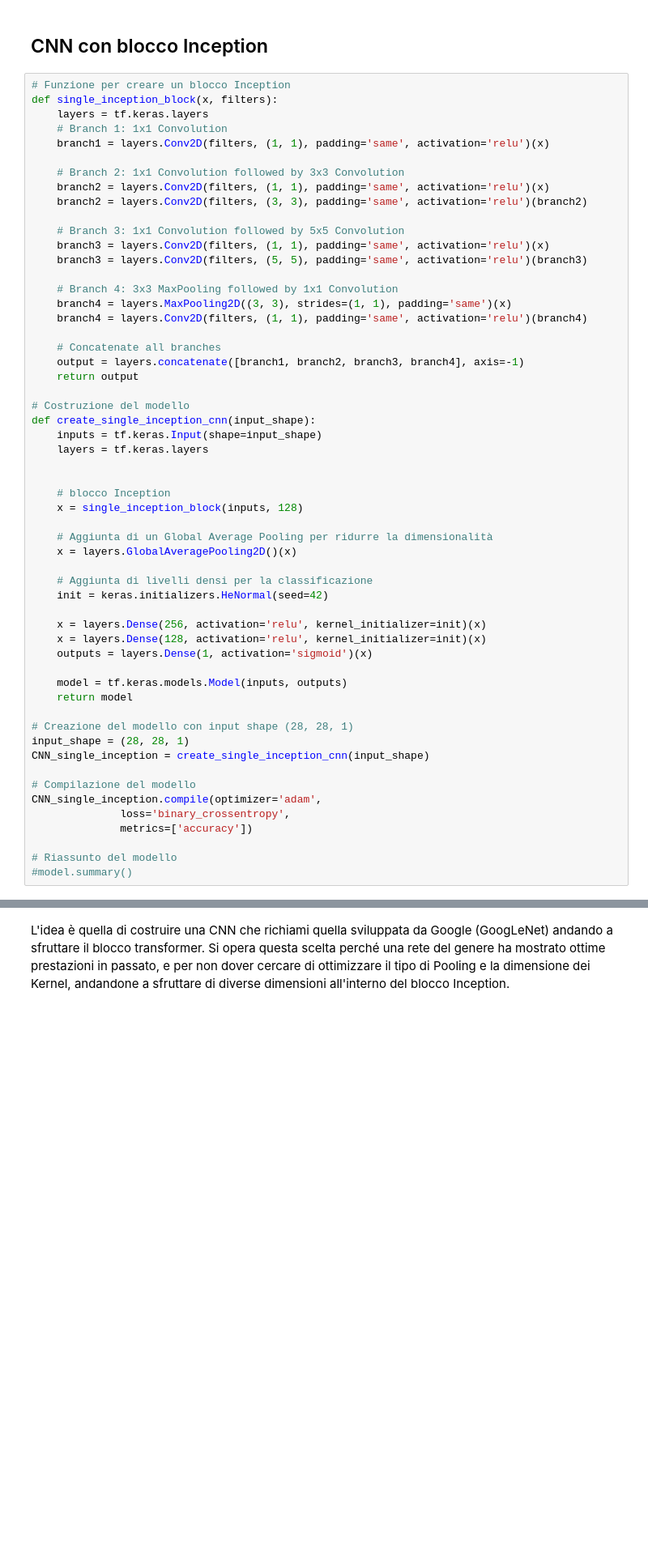
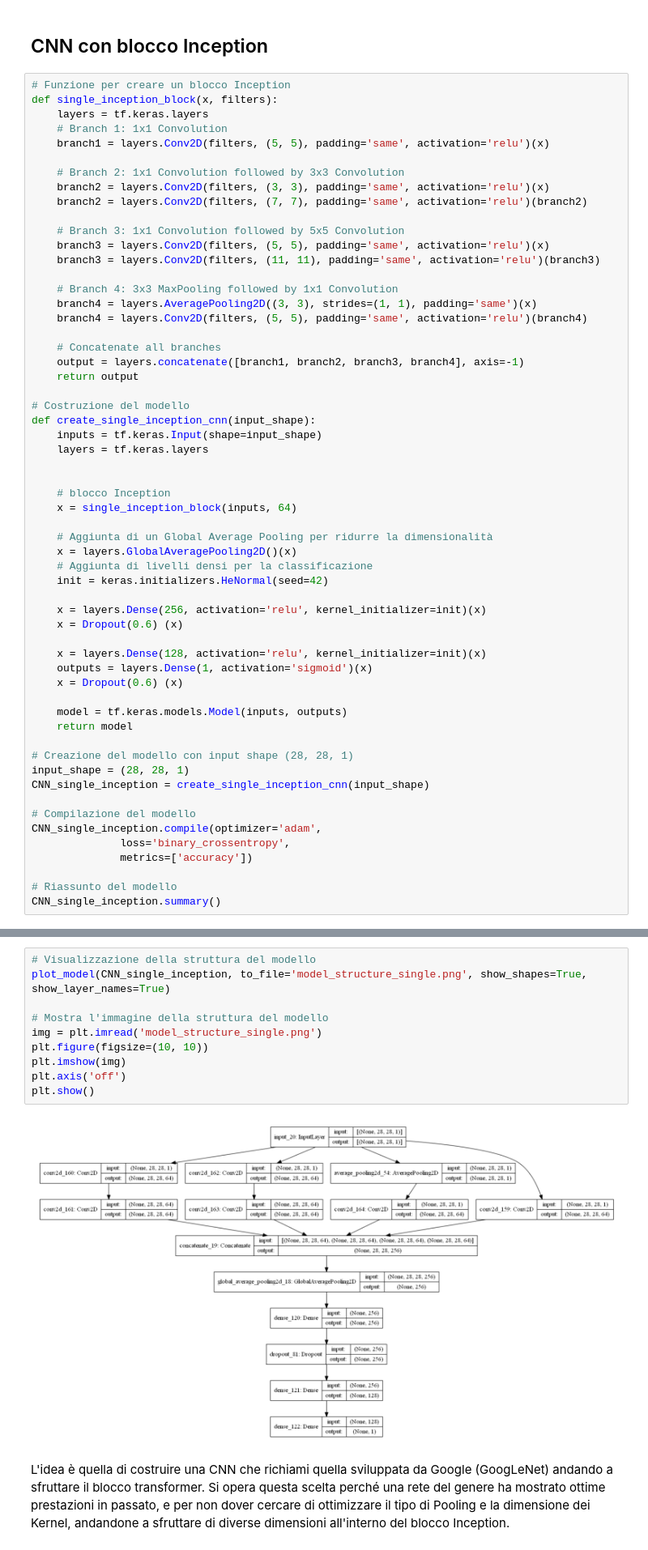
Before and after one commit to FilippoMuschera/Machine-Learning-Project, a Jupyter notebook: Progetto.ipynb, the cells around one changed output, grey strips where cells are left out. Shown at 81% size. Drawn from its saved outputs; the diff is of its cells as text; blank space fills up the shorter version.

```diff
--- a/Progetto.ipynb
+++ b/Progetto.ipynb
@@ -491,19 +513,19 @@ Mentre il dropout sembra aver migliorato leggermente l'accuracy, la Batch Normal
 def single_inception_block(x, filters):
     layers = tf.keras.layers
     # Branch 1: 1x1 Convolution
-    branch1 = layers.Conv2D(filters, (1, 1), padding='same', activation='relu')(x)
+    branch1 = layers.Conv2D(filters, (5, 5), padding='same', activation='relu')(x)
 
     # Branch 2: 1x1 Convolution followed by 3x3 Convolution
-    branch2 = layers.Conv2D(filters, (1, 1), padding='same', activation='relu')(x)
-    branch2 = layers.Conv2D(filters, (3, 3), padding='same', activation='relu')(branch2)
+    branch2 = layers.Conv2D(filters, (3, 3), padding='same', activation='relu')(x)
+    branch2 = layers.Conv2D(filters, (7, 7), padding='same', activation='relu')(branch2)
 
     # Branch 3: 1x1 Convolution followed by 5x5 Convolution
-    branch3 = layers.Conv2D(filters, (1, 1), padding='same', activation='relu')(x)
-    branch3 = layers.Conv2D(filters, (5, 5), padding='same', activation='relu')(branch3)
+    branch3 = layers.Conv2D(filters, (5, 5), padding='same', activation='relu')(x)
+    branch3 = layers.Conv2D(filters, (11, 11), padding='same', activation='relu')(branch3)
 
     # Branch 4: 3x3 MaxPooling followed by 1x1 Convolution
-    branch4 = layers.MaxPooling2D((3, 3), strides=(1, 1), padding='same')(x)
-    branch4 = layers.Conv2D(filters, (1, 1), padding='same', activation='relu')(branch4)
+    branch4 = layers.AveragePooling2D((3, 3), strides=(1, 1), padding='same')(x)
+    branch4 = layers.Conv2D(filters, (5, 5), padding='same', activation='relu')(branch4)
 
     # Concatenate all branches
     output = layers.concatenate([branch1, branch2, branch3, branch4], axis=-1)
@@ -516,17 +538,19 @@ def create_single_inception_cnn(input_shape):
 
 
     # blocco Inception
-    x = single_inception_block(inputs, 128)
+    x = single_inception_block(inputs, 64)
 
     # Aggiunta di un Global Average Pooling per ridurre la dimensionalità
     x = layers.GlobalAveragePooling2D()(x)
-
     # Aggiunta di livelli densi per la classificazione
     init = keras.initializers.HeNormal(seed=42)
 
     x = layers.Dense(256, activation='relu', kernel_initializer=init)(x)
+    x = Dropout(0.6) (x)
+
     x = layers.Dense(128, activation='relu', kernel_initializer=init)(x)
     outputs = layers.Dense(1, activation='sigmoid')(x)
+    x = Dropout(0.6) (x)
 
     model = tf.keras.models.Model(inputs, outputs)
     return model
@@ -541,4 +565,4 @@ CNN_single_inception.compile(optimizer='adam',
               metrics=['accuracy'])
 
 # Riassunto del modello
-#model.summary()
+CNN_single_inception.summary()
@@ -593,2 +622,14 @@ ________________________________________________________________________________
+# %%
+# Visualizzazione della struttura del modello
+plot_model(CNN_single_inception, to_file='model_structure_single.png', show_shapes=True, show_layer_names=True)
+
+# Mostra l'immagine della struttura del modello
+img = plt.imread('model_structure_single.png')
+plt.figure(figsize=(10, 10))
+plt.imshow(img)
+plt.axis('off')
+plt.show()
+# %% [output]
+[figure, added]
 # %% [markdown]
 L'idea è quella di costruire una CNN che richiami quella sviluppata da Google (GoogLeNet) andando a sfruttare il blocco transformer. Si opera questa scelta perché una rete del genere ha mostrato ottime prestazioni in passato, e per non dover cercare di ottimizzare il tipo di Pooling e la dimensione dei Kernel, andandone a sfruttare di diverse dimensioni all'interno del blocco Inception.
```
Also changed, not shown: parts of 19 cells of this notebook, 1 other file.
